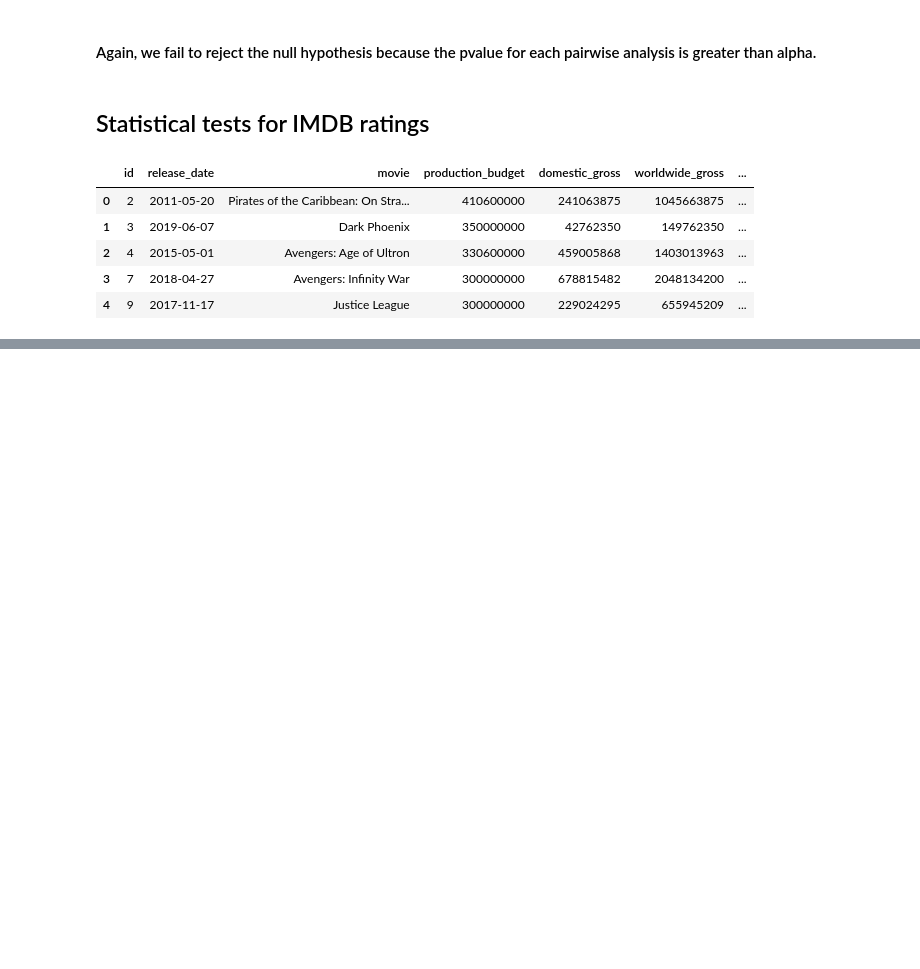
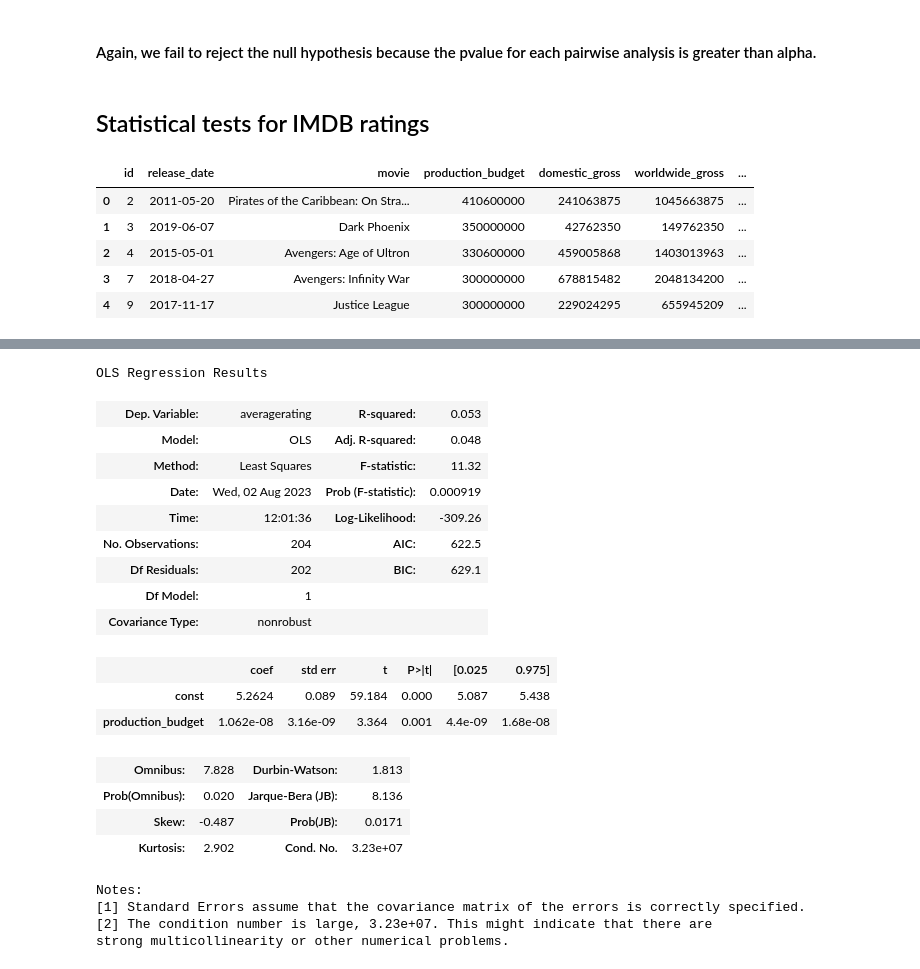
Before and after one commit to LydiaCuffman/film-investment-project, a Jupyter notebook: Em_working_notebook.ipynb, the cells around one changed output, grey strips where cells are left out. Drawn from its saved outputs; the diff is of its cells as text; code cells hidden in the pictures; blank space fills up the shorter version.

```diff
--- a/Em_working_notebook.ipynb
+++ b/Em_working_notebook.ipynb
@@ -676,0 +724,29 @@ strong multicollinearity or other numerical problems.
+# %%
+X = horror['production_budget']
+Y = horror['averagerating']
+X_plus_c = sm.add_constant(X)
+lmmodel_horror = sm.OLS(Y, X_plus_c).fit()
+# %%
+lmmodel_horror.summary()
+# %% [output]
+OLS Regression Results
+| Dep. Variable: | averagerating | R-squared: | 0.053 |
+| Model: | OLS | Adj. R-squared: | 0.048 |
+| Method: | Least Squares | F-statistic: | 11.32 |
+| Date: | Wed, 02 Aug 2023 | Prob (F-statistic): | 0.000919 |
+| Time: | 12:01:36 | Log-Likelihood: | -309.26 |
+| No. Observations: | 204 | AIC: | 622.5 |
+| Df Residuals: | 202 | BIC: | 629.1 |
+| Df Model: | 1 |  |  |
+| Covariance Type: | nonrobust |  |  |
+|  | coef | std err | t | P>|t| | [0.025 | 0.975] |
+| const | 5.2624 | 0.089 | 59.184 | 0.000 | 5.087 | 5.438 |
+| production_budget | 1.062e-08 | 3.16e-09 | 3.364 | 0.001 | 4.4e-09 | 1.68e-08 |
+| Omnibus: | 7.828 | Durbin-Watson: | 1.813 |
+| Prob(Omnibus): | 0.020 | Jarque-Bera (JB): | 8.136 |
+| Skew: | -0.487 | Prob(JB): | 0.0171 |
+| Kurtosis: | 2.902 | Cond. No. | 3.23e+07 |
+Notes:
+[1] Standard Errors assume that the covariance matrix of the errors is correctly specified.
+[2] The condition number is large, 3.23e+07. This might indicate that there are
+strong multicollinearity or other numerical problems.
```
Also changed, not shown: parts of 14 cells of this notebook.
